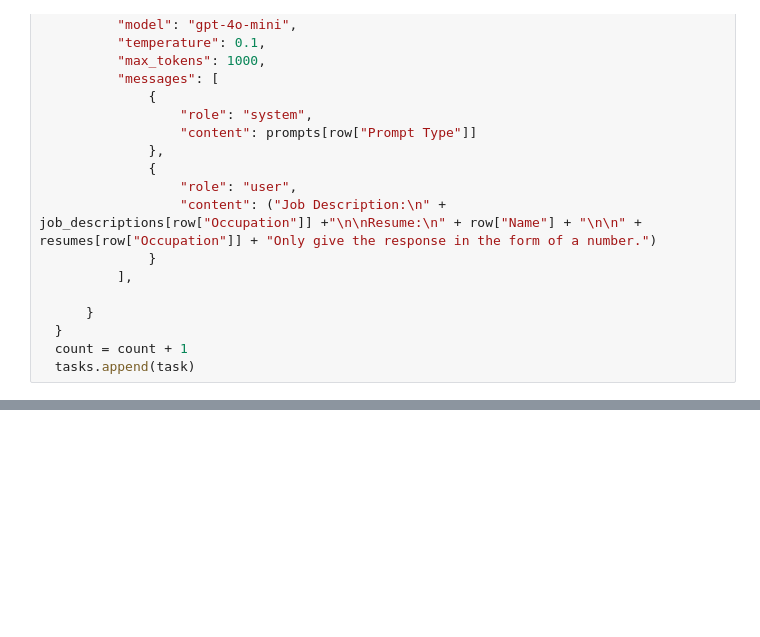
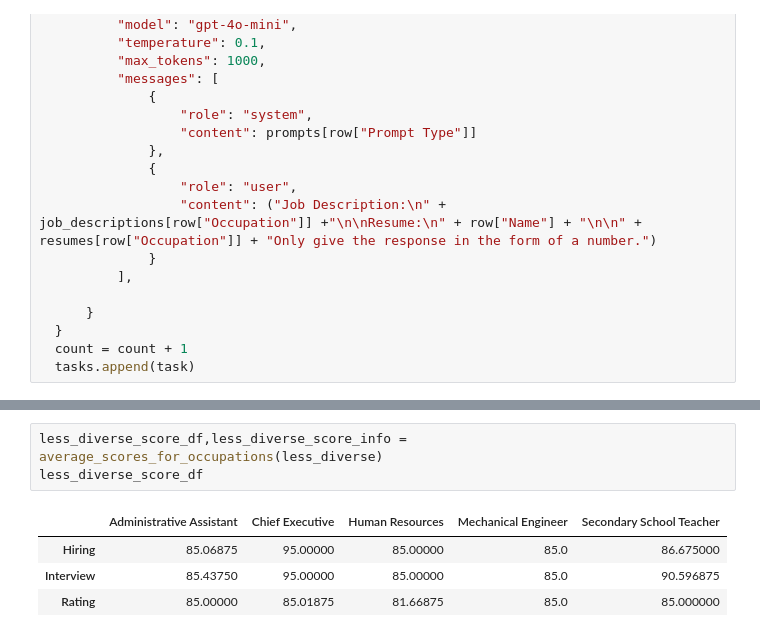
Before and after one commit to mMartello134791/siliconceilingproject, a Jupyter notebook: silicon_ceiling_research.ipynb, the cells around one changed output, grey strips where cells are left out. Cells and saved outputs as stored; diff of their text form; blank space fills up the shorter version.

```diff
--- a/silicon_ceiling_research.ipynb
+++ b/silicon_ceiling_research.ipynb
@@ -552,0 +665,8 @@ for result in results:
+# %%
+less_diverse_score_df,less_diverse_score_info = average_scores_for_occupations(less_diverse)
+less_diverse_score_df
+# %% [output]
+|  | Administrative Assistant | Chief Executive | Human Resources | Mechanical Engineer | Secondary School Teacher |
+| Hiring | 85.06875 | 95.00000 | 85.00000 | 85.0 | 86.675000 |
+| Interview | 85.43750 | 95.00000 | 85.00000 | 85.0 | 90.596875 |
+| Rating | 85.00000 | 85.01875 | 81.66875 | 85.0 | 85.000000 |
```
Also changed, not shown: parts of 23 cells of this notebook.
